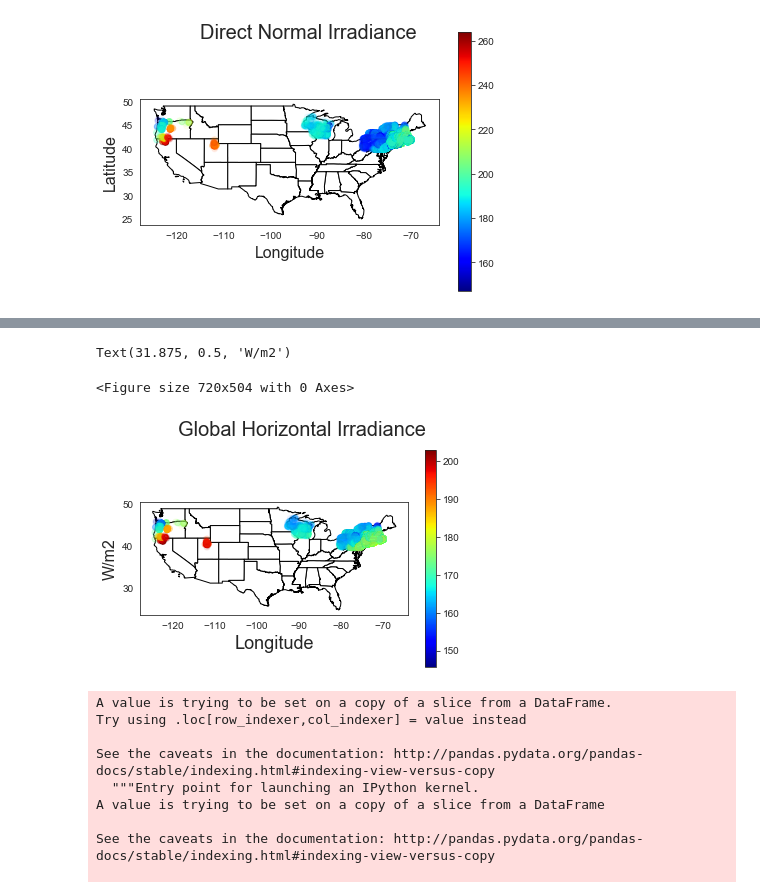
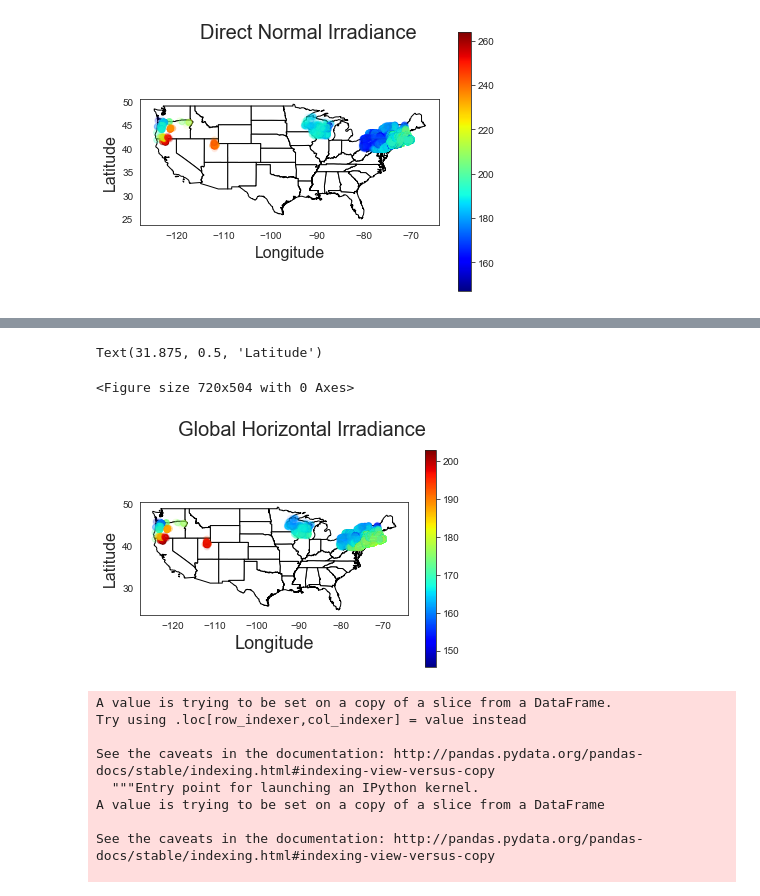
Before and after one commit to iborozan/solar, a Jupyter notebook: notebooks/solar_eda_and_technical_report.ipynb, the cells around one changed output, grey strips where cells are left out. Saved outputs shown, nothing was run; the diff lists cells and outputs as text; code cells hidden in the pictures.

```diff
--- a/notebooks/solar_eda_and_technical_report.ipynb
+++ b/notebooks/solar_eda_and_technical_report.ipynb
@@ -335,18 +339,18 @@ plt.ylabel('Latitude', fontsize=16)
 # %%
 #GHI
 plt.figure(figsize=((10,7)))
 ax = usa[(usa['STATE_NAME'] != 'Alaska') & (usa['STATE_NAME'] != 'Hawaii')].plot(color='white', edgecolor='black')
 #gdf.plot(ax=ax, color='orange', alpha = 0.2)
 #save_fig("Measured_energy_output")
 gdf.plot(ax=ax,  alpha=0.05,  column='GHI', cmap=plt.get_cmap("jet"), legend = True, label="GHI")
 plt.suptitle('Global Horizontal Irradiance', fontsize=20)
 plt.xlabel('Longitude', fontsize=18)
-plt.ylabel('W/m2', fontsize=16)
+plt.ylabel('Latitude', fontsize=16)
 #plt.show()
 # %% [output]
-Text(31.875, 0.5, 'W/m2')
+Text(31.875, 0.5, 'Latitude')
 <Figure size 720x504 with 0 Axes>
-[figure, old version]
+[figure, new version]
 # %%
 df_opv_resid_us_north_cleaned['longitude_split'] = '< 100 degree of long'
 df_opv_resid_us_north_cleaned['longitude_split'][-df_opv_resid_us_north_cleaned['Longitude'] > 100] = '> 100 degree of long'
```
Also changed, not shown: parts of 1 cell of this notebook.
